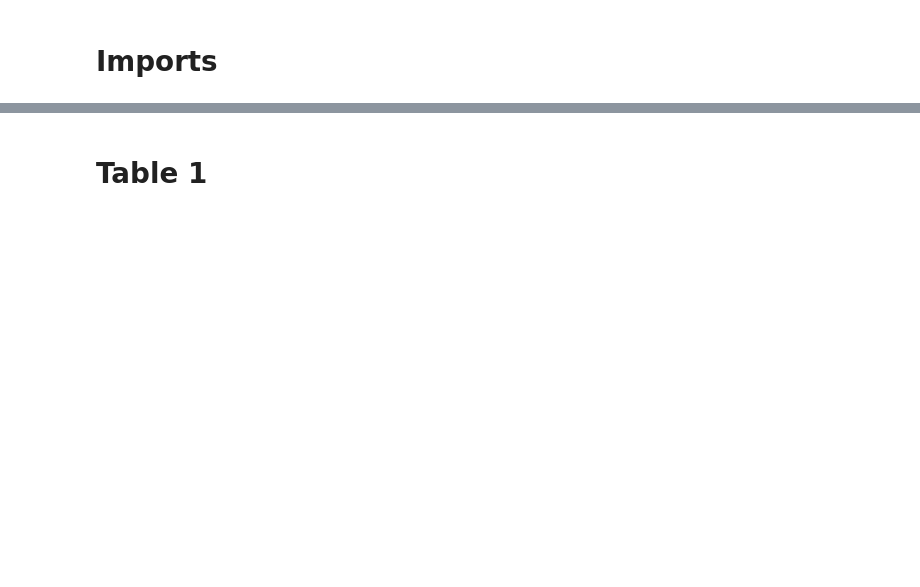
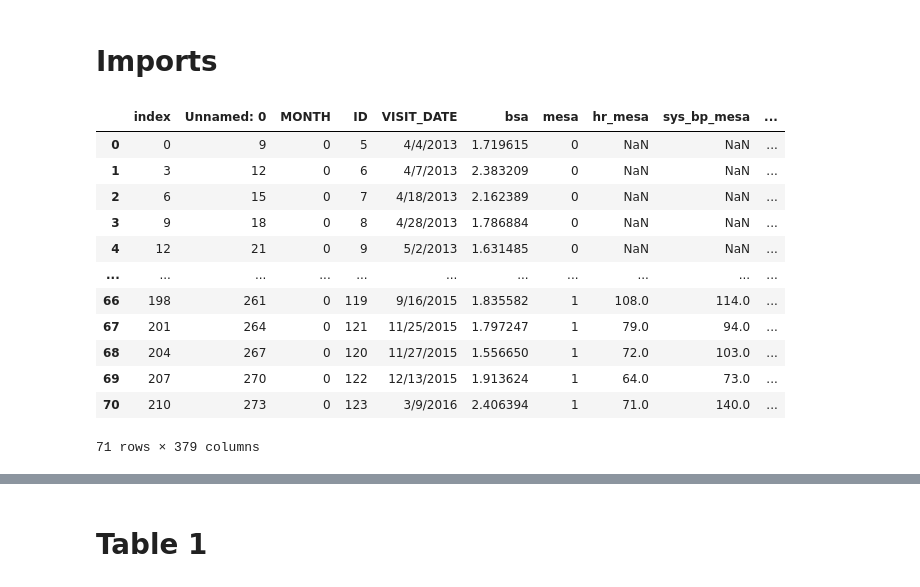
Before and after one commit to dpuri-wm/Reach2021, a Jupyter notebook: collab/main.ipynb, the cells around one changed output, grey strips where cells are left out. Cells and saved outputs as stored; diff of their text form; code cells hidden in the pictures; blank space fills up the shorter version.

```diff
--- a/collab/main.ipynb
+++ b/collab/main.ipynb
@@ -14,22 +14,37 @@ import statistics
 # %%
 baselist = []
 threemonth = []
 twentyfour = []
 dupcount = []
 
 data = pd.read_csv('updatedspreadnew.csv')
 
 for index, row in data.iterrows():
     if data.at[index, 'MONTH'] == 0:
         baselist.append(row)
     if data.at[index, 'MONTH'] == 3:
         threemonth.append(row)
     if data.at[index, 'MONTH'] == 24:
         twentyfour.append(row)
 baseline = pd.DataFrame(data = baselist)
 three = pd.DataFrame(data = threemonth)
 twentyfour1 = pd.DataFrame(data = twentyfour)
 
 baseline = baseline.reset_index()
 three = three.reset_index()
 twentyfour1 = twentyfour1.reset_index()
+baseline
+# %% [output]
+|  | index | Unnamed: 0 | MONTH | ID | VISIT_DATE | bsa | mesa | hr_mesa | sys_bp_mesa | ... |
+| 0 | 0 | 9 | 0 | 5 | 4/4/2013 | 1.719615 | 0 | NaN | NaN | ... |
+| 1 | 3 | 12 | 0 | 6 | 4/7/2013 | 2.383209 | 0 | NaN | NaN | ... |
+| 2 | 6 | 15 | 0 | 7 | 4/18/2013 | 2.162389 | 0 | NaN | NaN | ... |
+| 3 | 9 | 18 | 0 | 8 | 4/28/2013 | 1.786884 | 0 | NaN | NaN | ... |
+| 4 | 12 | 21 | 0 | 9 | 5/2/2013 | 1.631485 | 0 | NaN | NaN | ... |
+| ... | ... | ... | ... | ... | ... | ... | ... | ... | ... | ... |
+| 66 | 198 | 261 | 0 | 119 | 9/16/2015 | 1.835582 | 1 | 108.0 | 114.0 | ... |
+| 67 | 201 | 264 | 0 | 121 | 11/25/2015 | 1.797247 | 1 | 79.0 | 94.0 | ... |
+| 68 | 204 | 267 | 0 | 120 | 11/27/2015 | 1.556650 | 1 | 72.0 | 103.0 | ... |
+| 69 | 207 | 270 | 0 | 122 | 12/13/2015 | 1.913624 | 1 | 64.0 | 73.0 | ... |
+| 70 | 210 | 273 | 0 | 123 | 3/9/2016 | 2.406394 | 1 | 71.0 | 140.0 | ... |
+71 rows × 379 columns
```
Also changed, not shown: parts of 3 cells of this notebook.
